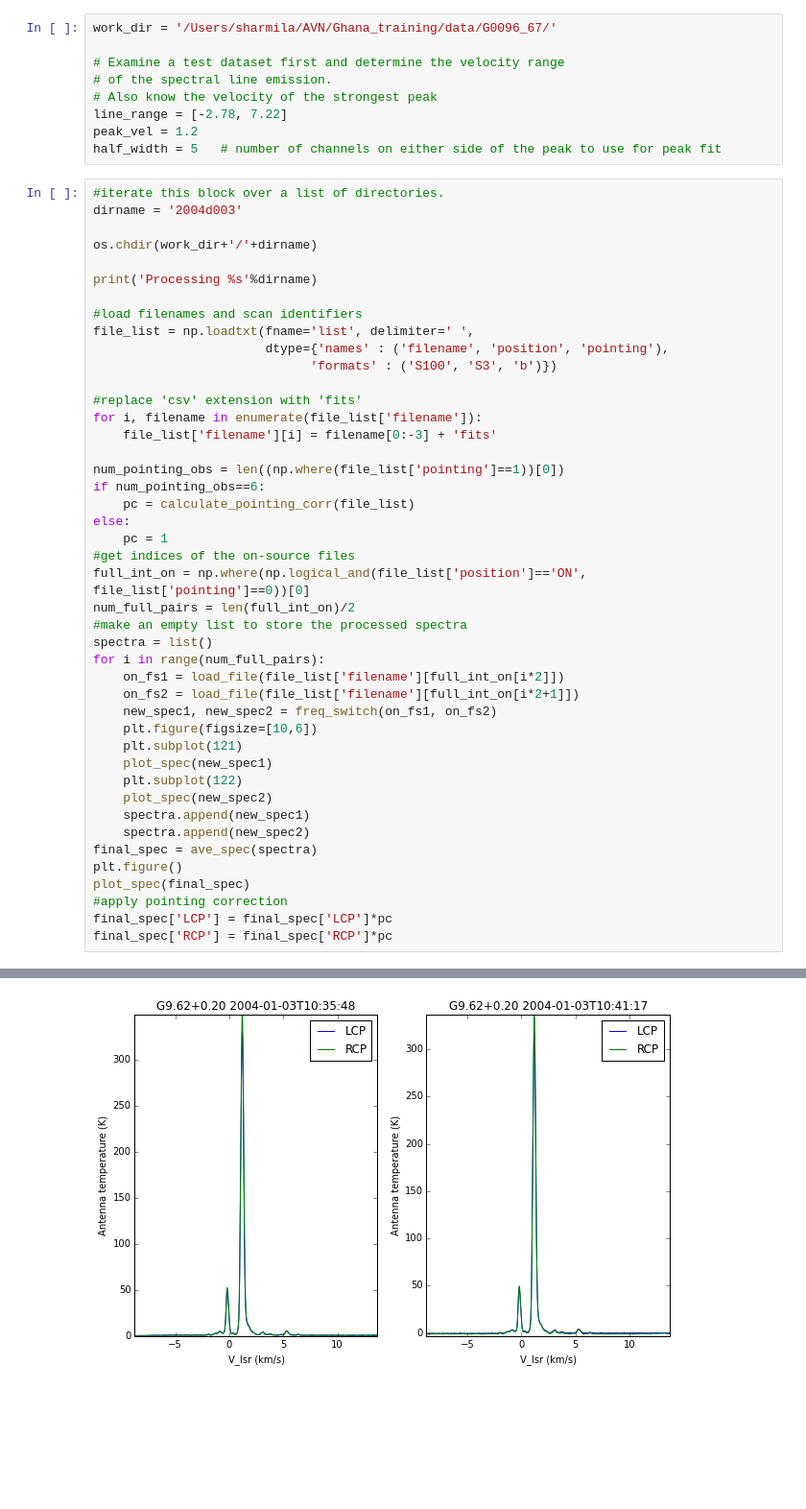
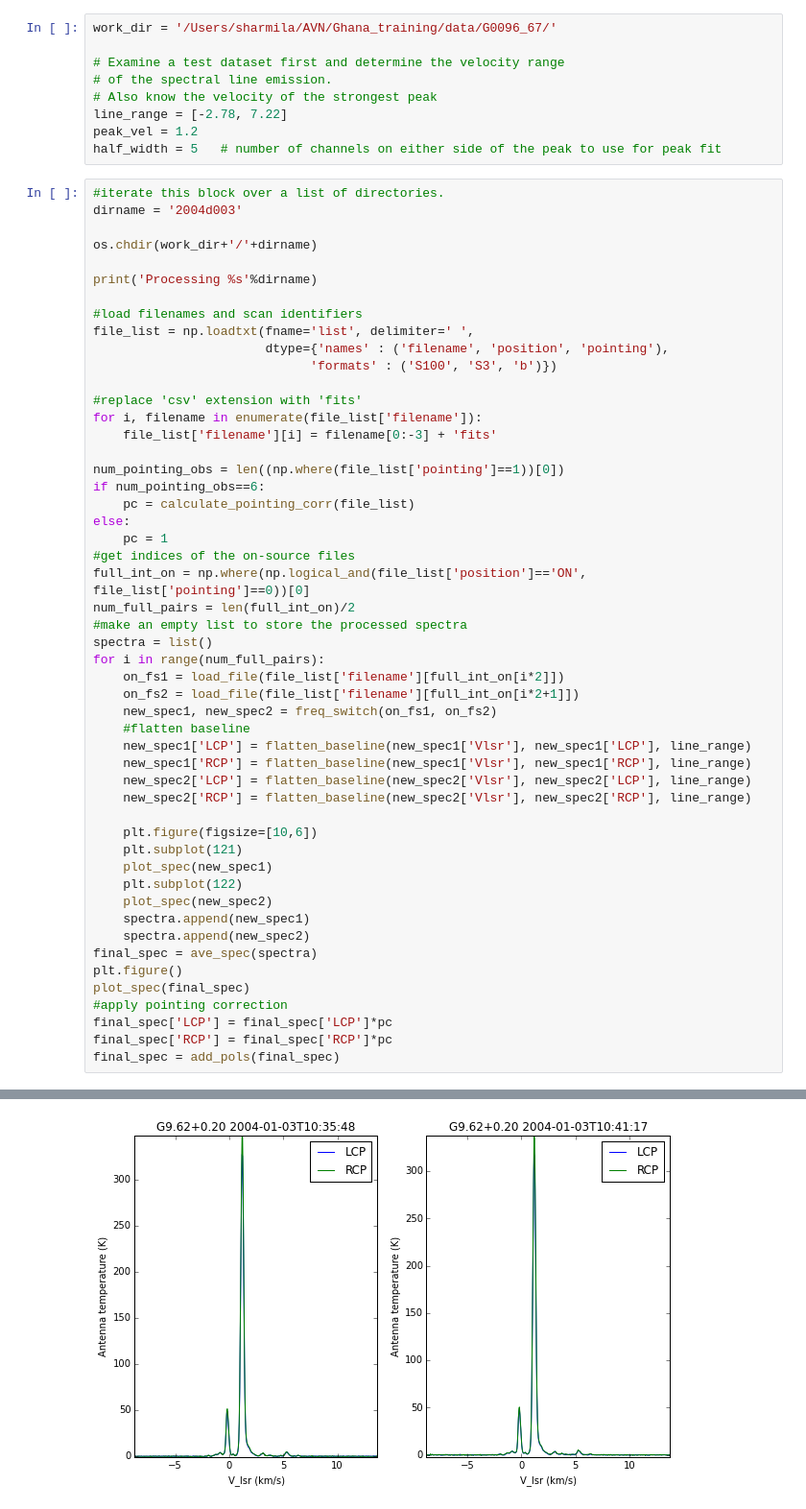
Before and after one commit to ska-sa/tutorials, a Jupyter notebook: 4_HartRAO_spectral_line/5_Full_spectral_line_reduction.ipynb, the cells around one changed output, grey strips where cells are left out. Shown at 96% size. Cells and saved outputs as stored; diff of their text form; blank space fills up the shorter version.

Commit message:
Added a missing baseline correction to the on-source spectra Added a section showing how to calculate the observed rms noise in the spectrum

```diff
--- a/4_HartRAO_spectral_line/5_Full_spectral_line_reduction.ipynb
+++ b/4_HartRAO_spectral_line/5_Full_spectral_line_reduction.ipynb
@@ -412,32 +412,39 @@ else:
     pc = 1
 #get indices of the on-source files
 full_int_on = np.where(np.logical_and(file_list['position']=='ON', file_list['pointing']==0))[0]
 num_full_pairs = len(full_int_on)/2
 #make an empty list to store the processed spectra
 spectra = list()
 for i in range(num_full_pairs):
     on_fs1 = load_file(file_list['filename'][full_int_on[i*2]])
     on_fs2 = load_file(file_list['filename'][full_int_on[i*2+1]])
     new_spec1, new_spec2 = freq_switch(on_fs1, on_fs2)
+    #flatten baseline
+    new_spec1['LCP'] = flatten_baseline(new_spec1['Vlsr'], new_spec1['LCP'], line_range)
+    new_spec1['RCP'] = flatten_baseline(new_spec1['Vlsr'], new_spec1['RCP'], line_range)
+    new_spec2['LCP'] = flatten_baseline(new_spec2['Vlsr'], new_spec2['LCP'], line_range)
+    new_spec2['RCP'] = flatten_baseline(new_spec2['Vlsr'], new_spec2['RCP'], line_range)
+
     plt.figure(figsize=[10,6])
     plt.subplot(121)
     plot_spec(new_spec1)
     plt.subplot(122)
     plot_spec(new_spec2)
     spectra.append(new_spec1)
     spectra.append(new_spec2)
 final_spec = ave_spec(spectra)
 plt.figure()
 plot_spec(final_spec)
 #apply pointing correction
 final_spec['LCP'] = final_spec['LCP']*pc
 final_spec['RCP'] = final_spec['RCP']*pc
+final_spec = add_pols(final_spec)
 # %% [output]
 Processing 2004d003
 Pointing correction factor 1.00839169301
 [figure]
 [figure]
 [figure]
 [figure]
-[figure, old version]
+[figure, new version]
 [figure]
```
Also changed, not shown: parts of 2 cells of this notebook.
